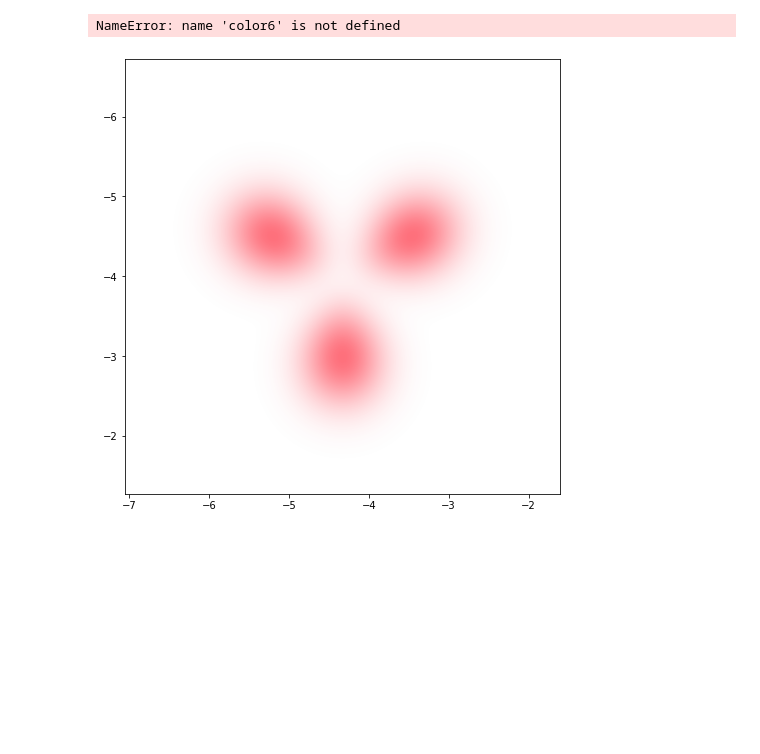
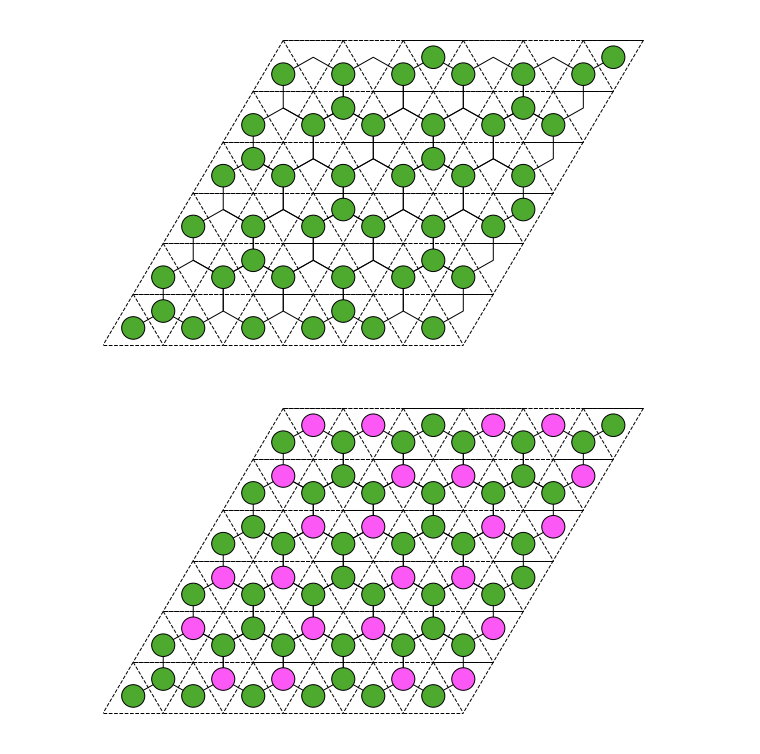
Before and after one commit to KimGroup/trimer-tbg, a Jupyter notebook: diagrams-Jeanie.ipynb, the cells around one changed output. Cells and saved outputs as stored; diff of their text form; code cells hidden in the pictures; blank space fills up the shorter version.

```diff
--- a/diagrams-Jeanie.ipynb
+++ b/diagrams-Jeanie.ipynb
@@ -3,4 +3,4 @@
 from hexalattice.hexalattice import *
 import matplotlib.pyplot as plt
 
-base_dir = "/mnt/c/Users/kz/Pictures/tbg2/"
+base_dir = "/mnt/z/Users/Kevin/Pictures/tbg3/"
@@ -452,40 +102,0 @@ NameError: name 'color3' is not defined
-# %%
-fig, ax = plt.subplots(1, 1, figsize=[8, 8])
-
-adduptri((-4, 3), "", facecolor=to_rgba(color1, 1))
-adddowntri((-3, 3), "", facecolor=to_rgba(color6, 1))
-adduptri((-1, 3), "", facecolor=to_rgba(color1, 1))
-adddowntri((0, 3), "", facecolor=to_rgba(color6, 1))
-adduptri((2, 3), "", facecolor=to_rgba(color1, 1))
-
-adddowntri((-4, 1), "", facecolor=to_rgba(color4, 1))
-adduptri((-2, 1), "", facecolor=to_rgba(color3, 1))
-adddowntri((-1, 1), "", facecolor=to_rgba(color4, 1))
-adduptri((1, 1), "", facecolor=to_rgba(color3, 1))
-adddowntri((2, 1), "", facecolor=to_rgba(color4, 1))
-adddowntri((0, 1), "", facecolor=to_rgba(color2, 1))
-adddowntri((1, 0), "", facecolor=to_rgba(color4, 1))
-
-adduptri((-2, -1), "", facecolor=to_rgba(color1, 1))
-adddowntri((-1, -1), "", facecolor=to_rgba(color6, 1))
-adduptri((1, -1), "", facecolor=to_rgba(color1, 1))
-
-adduptri((3, -1), "", facecolor=to_rgba(color5, 1))
-
-adddowntri((-2, -3), "", facecolor=to_rgba(color4, 1))
-adduptri((0, -3), "", facecolor=to_rgba(color3, 1))
-adddowntri((1, -3), "", facecolor=to_rgba(color4, 1))
-adduptri((3, -3), "", facecolor=to_rgba(color3, 1))
-adddowntri((4, -3), "", facecolor=to_rgba(color4, 1))
-
-ax.set_xlim([-5.5, 5.5])
-ax.set_ylim([-6.5, 4.5])
-ax.axis("off")
-draw_hexalattice()
-
-plt.tight_layout()
-plt.savefig(base_dir + "fract3.png", dpi=100)
-plt.savefig(base_dir + "fract3.svg", dpi=100)
-# %% [output]
-NameError: name 'color6' is not defined
-[figure, removed]
@@ -653,3 +227,38 @@ def draw_duallattice(color=None, ls="-"):
     xy = trilatloc((width - 1, height - 1), "down")
     xy = (xy[0] - R * np.sqrt(3) / 2, xy[1] + R / 2)
     ax.plot([xy[0] + R*np.sqrt(3)/2, xy[0] + R*np.sqrt(3)], [xy[1] + R/2, xy[1] + R], color=color, lw=1, zorder=-0.5)
+# %%
+A = []
+B = []
+for x, y in [(-1, -1), (2, -1), (5, -1), (0, 0), (3, 0), (1, 1), (4, 1), (-1, 2), (2, 2), (5, 2), (0, 3), (3, 3), (6, 3), (1, 4), (4, 4), (-1, 5), (2, 5), (5, 5)]:
+	A += [((x, y+1), color1), ((x+1, y+1), color1), ((x, y+2), color1)]
+	B += [((x, y+1), color1)]
+
+A = [(i,c) for (i,c) in A if i[0] >= 0 and i[0] < width and i[1] > 0 and i[1] <= height]
+B = [(i,c) for (i,c) in B if i[0] >= 0 and i[0] < width and i[1] > 0 and i[1] <= height]
+
+fig, ax = plt.subplots(1, 1, figsize=[8, 5])
+draw_duallattice("k")
+draw_hexalattice("k", ls="--")
+drawstate(A, B, [], "1", wf="hexa")
+# %% [output]
+[figure, added]
+# %%
+A = []
+B = []
+for x, y in [(-1, -1), (2, -1), (5, -1), (0, 0), (3, 0), (1, 1), (4, 1), (-1, 2), (2, 2), (5, 2), (0, 3), (3, 3), (6, 3), (1, 4), (4, 4), (-1, 5), (2, 5), (5, 5)]:
+	A += [((x, y+1), color1), ((x+1, y+1), color1), ((x, y+2), color1)]
+	B += [((x, y+1), color1)]
+
+	B += [((x+1, y+1), color4)]
+	B += [((x, y+2), color4)]
+
+A = [(i,c) for (i,c) in A if i[0] >= 0 and i[0] < width and i[1] > 0 and i[1] <= height]
+B = [(i,c) for (i,c) in B if i[0] >= 0 and i[0] < width and i[1] > 0 and i[1] <= height]
+
+fig, ax = plt.subplots(1, 1, figsize=[8, 5])
+draw_duallattice("k")
+draw_hexalattice("k", ls="--")
+drawstate(A, B, [], "1.2", wf="hexa")
+# %% [output]
+[figure, added]
```
Also changed, not shown: parts of 18 cells of this notebook, 2 other files.
